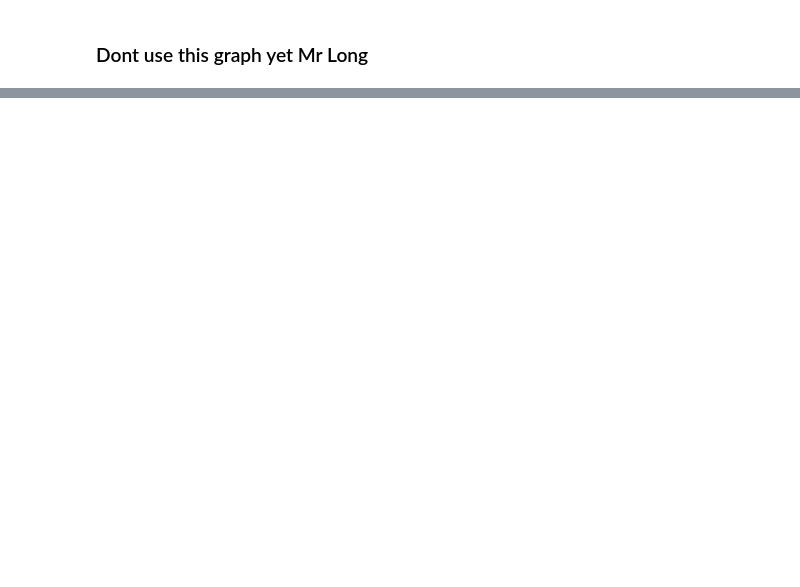
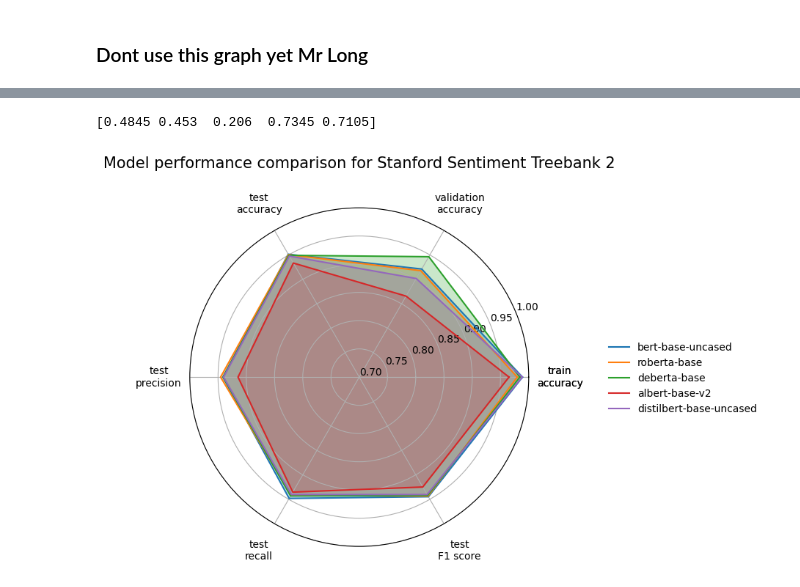
Before and after one commit to SpringNuance/SNLP-Project, a Jupyter notebook: Task2_SST2/plot_comparison_figures.ipynb, the cells around one changed output, grey strips where cells are left out. Saved outputs shown, nothing was run; the diff lists cells and outputs as text; code cells hidden in the pictures; blank space fills up the shorter version.

```diff
--- a/Task2_SST2/plot_comparison_figures.ipynb
+++ b/Task2_SST2/plot_comparison_figures.ipynb
@@ -239,0 +170,66 @@ plt.show()
+# %%
+import numpy as np
+import pandas as pd
+import matplotlib.pyplot as plt
+from sklearn.preprocessing import MinMaxScaler
+
+models = ['bert-base-uncased', 'roberta-base', 'deberta-base', 'albert-base-v2', 'distilbert-base-uncased']
+
+x_max = 2000
+x_min = 0
+normalized_train_time = 1 - (np.array(train_time) - x_min) / (x_max - x_min)
+print(normalized_train_time)
+
+# Data from the user's input
+data = {
+    #'train_time_one_epoch_seconds': normalized_train_time,
+    'train_accuracy': train_accuracy,
+    'val_accuracy': val_accuracy,
+    'test_accuracy': test_accuracy,
+    'test_precision': test_precision,
+    'test_recall': test_recall,
+    'test_F1': test_F1,
+}
+
+
+# Creating DataFrame
+df = pd.DataFrame(data)
+
+df.head()
+
+# Scaling and inverting the training time so lower is better
+scaler = MinMaxScaler()
+df = df.to_numpy()
+
+# Set up the radar chart
+labels = [
+    #"training time\nper epoch\n(seconds)",
+    "train\naccuracy",
+    "validation\naccuracy",
+    "test\naccuracy",
+    "test\nprecision",
+    "test\nrecall",
+    "test\nF1 score"
+]
+num_vars = len(labels)
+angles = [n / float(num_vars) * 2 * np.pi for n in range(num_vars)]
+df = np.concatenate((df, df[:, [0]]), axis=1)  # Close the circle
+angles += angles[:1]
+
+fig, ax = plt.subplots(figsize=(6, 6), subplot_kw=dict(polar=True))
+for i, row in enumerate(df):
+
+    ax.plot(angles, row, label=models[i])
+    ax.fill(angles, row, alpha=0.25)
+
+ax.set_xticks(angles)
+ax.set_xticklabels(labels + labels[:1], fontsize=10)
+ax.tick_params(axis='x', which='major', pad=20)
+ax.set_ylim([0.7, 1.0])
+# Title and legend
+plt.title('Model performance comparison for Stanford Sentiment Treebank 2', size=15, color='black', y=1.1)
+plt.legend(frameon=False,loc='upper right', bbox_to_anchor=(1.7, 0.63))  # Adjust the position here
+plt.show()
+# %% [output]
+[0.4845 0.453  0.206  0.7345 0.7105]
+[figure, added]
```
Also changed, not shown: parts of 5 cells of this notebook, 5 other files.
